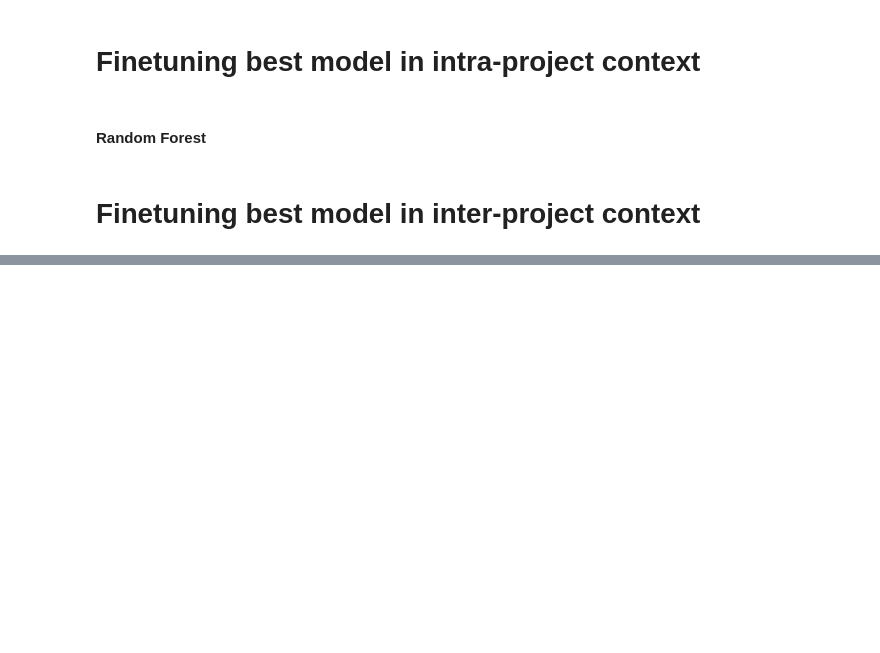
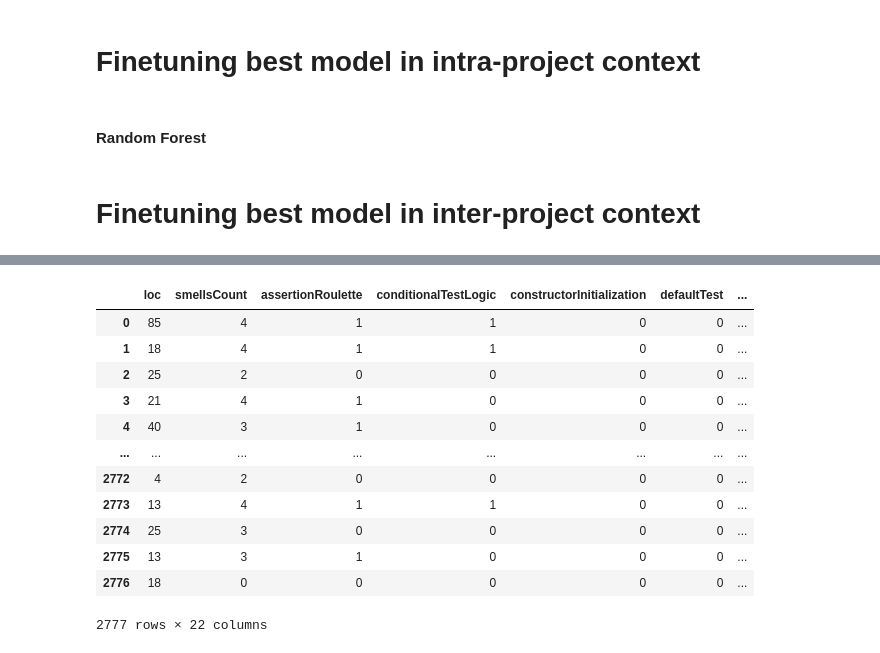
Before and after one commit to sagarswap/TestFlakinessDetector, a Jupyter notebook: decisionTree-updated-useme.ipynb, the cells around one changed output, grey strips where cells are left out. Cells and saved outputs as stored; diff of their text form; code cells hidden in the pictures; blank space fills up the shorter version.

```diff
--- a/decisionTree-updated-useme.ipynb
+++ b/decisionTree-updated-useme.ipynb
@@ -559,0 +536,16 @@ Also tried, but got test/train accuracy same as what I already previously got:
+# %%
+features
+# %% [output]
+|  | loc | smellsCount | assertionRoulette | conditionalTestLogic | constructorInitialization | defaultTest | ... |
+| 0 | 85 | 4 | 1 | 1 | 0 | 0 | ... |
+| 1 | 18 | 4 | 1 | 1 | 0 | 0 | ... |
+| 2 | 25 | 2 | 0 | 0 | 0 | 0 | ... |
+| 3 | 21 | 4 | 1 | 0 | 0 | 0 | ... |
+| 4 | 40 | 3 | 1 | 0 | 0 | 0 | ... |
+| ... | ... | ... | ... | ... | ... | ... | ... |
+| 2772 | 4 | 2 | 0 | 0 | 0 | 0 | ... |
+| 2773 | 13 | 4 | 1 | 1 | 0 | 0 | ... |
+| 2774 | 25 | 3 | 0 | 0 | 0 | 0 | ... |
+| 2775 | 13 | 3 | 1 | 0 | 0 | 0 | ... |
+| 2776 | 18 | 0 | 0 | 0 | 0 | 0 | ... |
+2777 rows × 22 columns
```
Also changed, not shown: parts of 24 cells of this notebook, 2 other files.
